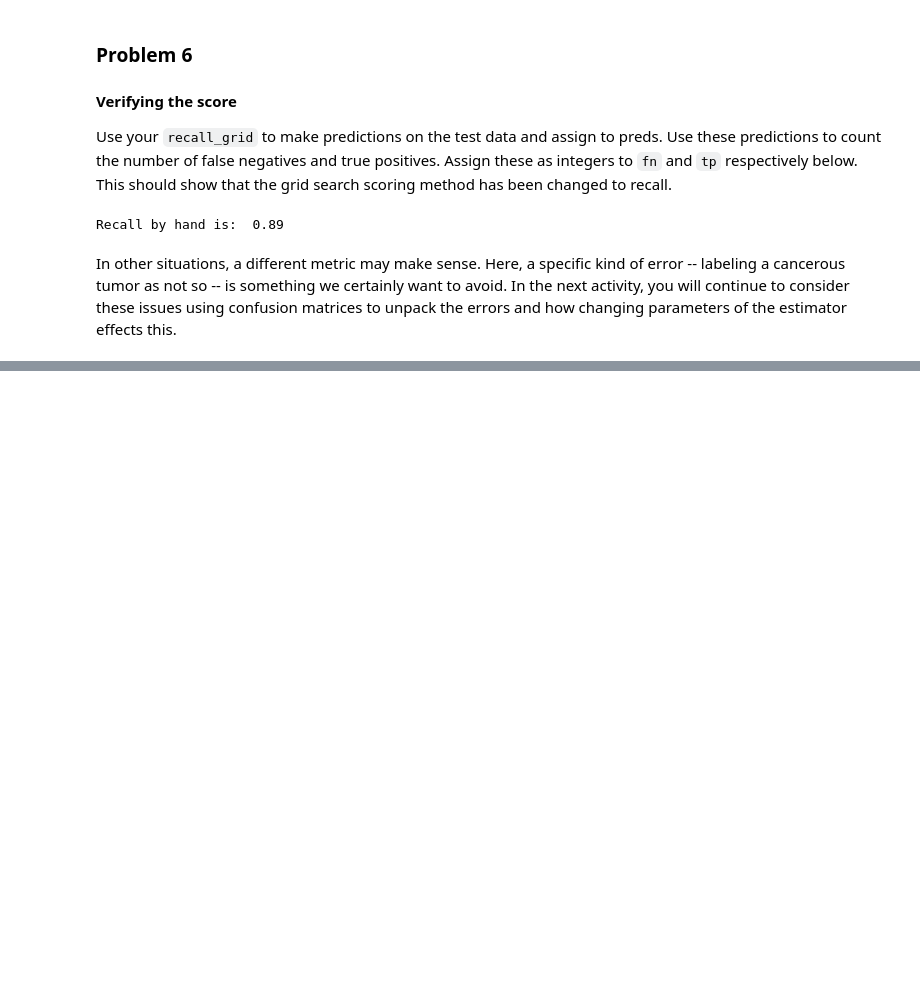
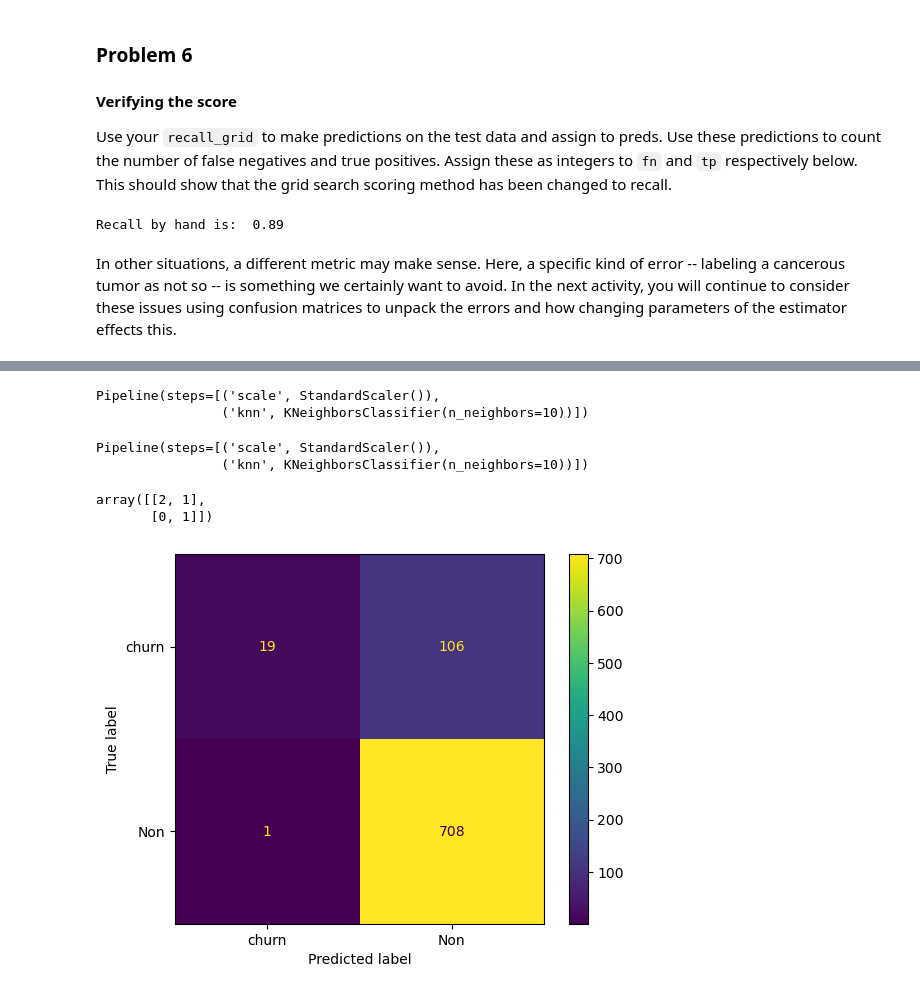
Before and after one commit to lis497/UCBerkeley-Haas-ML, a Jupyter notebook: M12/M12_2_Accuracy_Precision_Recall.ipynb, the cells around one changed output, grey strips where cells are left out. Cells and saved outputs as stored; diff of their text form; code cells hidden in the pictures; blank space fills up the shorter version.

```diff
--- a/M12/M12_2_Accuracy_Precision_Recall.ipynb
+++ b/M12/M12_2_Accuracy_Precision_Recall.ipynb
@@ -194,0 +300,3 @@ In other situations, a different metric may make sense.  Here, a specific kind o
+# %%
+churn_x, churn_y = churn.drop('churn', axis = 1), churn.churn
+churn_x_train, churn_x_test, churn_y_train, churn_y_test = train_test_split(churn_x, churn_y, random_state = 42)
@@ -194,0 +462,21 @@ In other situations, a different metric may make sense.  Here, a specific kind o
+# %%
+churn_pipe = Pipeline([('scale',StandardScaler()),
+                       ('knn',KNeighborsClassifier(n_neighbors = 10))])
+churn_pipe
+# %% [output]
+Pipeline(steps=[('scale', StandardScaler()),
+                ('knn', KNeighborsClassifier(n_neighbors=10))])
+# %%
+churn_pipe.fit(churn_x_train, churn_y_train)
+# %% [output]
+Pipeline(steps=[('scale', StandardScaler()),
+                ('knn', KNeighborsClassifier(n_neighbors=10))])
+# %%
+churn_preds = churn_pipe.predict(churn_x_test)
+# %%
+y_true = ["cat", "ant", "cat", "cat"]
+y_pred = ["ant", "ant", "cat", "cat"]
+confusion_matrix(y_true, y_pred, labels=[ "cat","ant"])
+# %% [output]
+array([[2, 1],
+       [0, 1]])
@@ -194,0 +488,7 @@ In other situations, a different metric may make sense.  Here, a specific kind o
+# %%
+churn_confusion_mat = confusion_matrix(churn_y_test, churn_preds, labels = [1,0])
+disp = ConfusionMatrixDisplay(confusion_matrix = churn_confusion_mat, display_labels = ['churn','Non'])
+disp.plot()
+plt.show()
+# %% [output]
+[figure, added]
```
Also changed, not shown: parts of 40 cells of this notebook.
